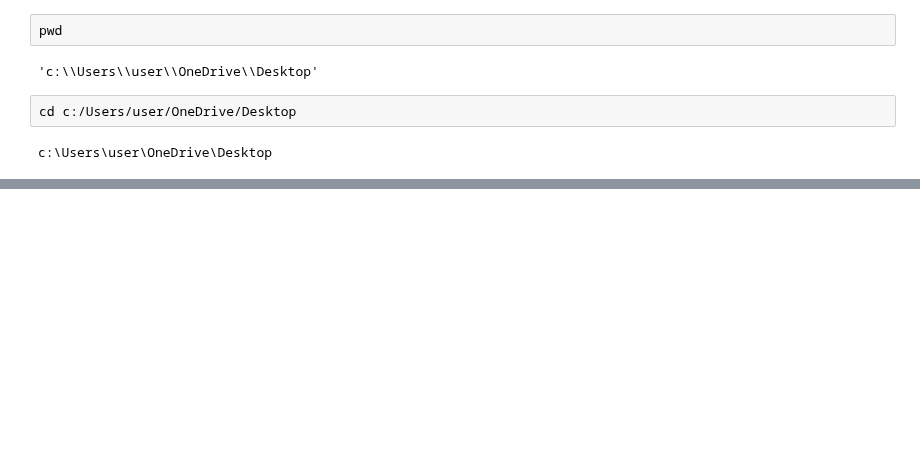
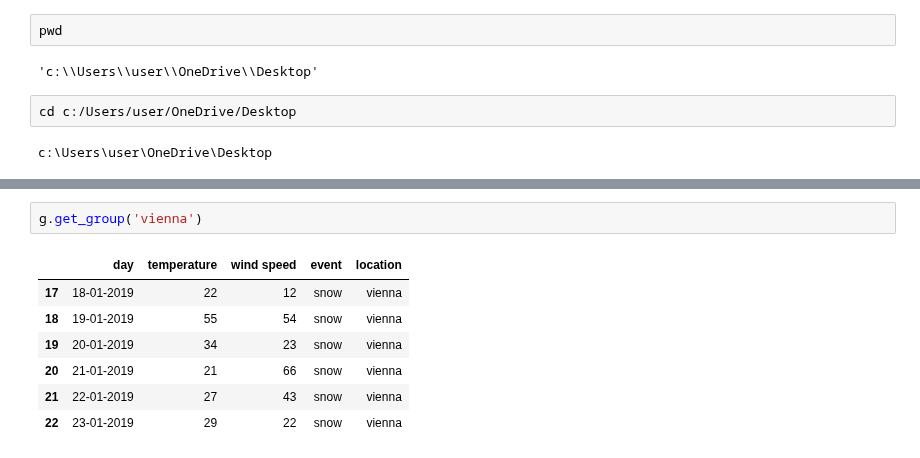
Before and after one commit to SANYAM1996/scatter-plotter, a Jupyter notebook: pd_2.ipynb, the cells around one changed output, grey strips where cells are left out. Drawn from its saved outputs; the diff is of its cells as text; blank space fills up the shorter version.

```diff
--- a/pd_2.ipynb
+++ b/pd_2.ipynb
@@ -90,0 +121,10 @@ new_df
+# %%
+g.get_group('vienna')
+# %% [output]
+|  | day | temperature | wind speed | event | location |
+| 17 | 18-01-2019 | 22 | 12 | snow | vienna |
+| 18 | 19-01-2019 | 55 | 54 | snow | vienna |
+| 19 | 20-01-2019 | 34 | 23 | snow | vienna |
+| 20 | 21-01-2019 | 21 | 66 | snow | vienna |
+| 21 | 22-01-2019 | 27 | 43 | snow | vienna |
+| 22 | 23-01-2019 | 29 | 22 | snow | vienna |
```
Also changed, not shown: parts of 19 cells of this notebook, 1 other file.
